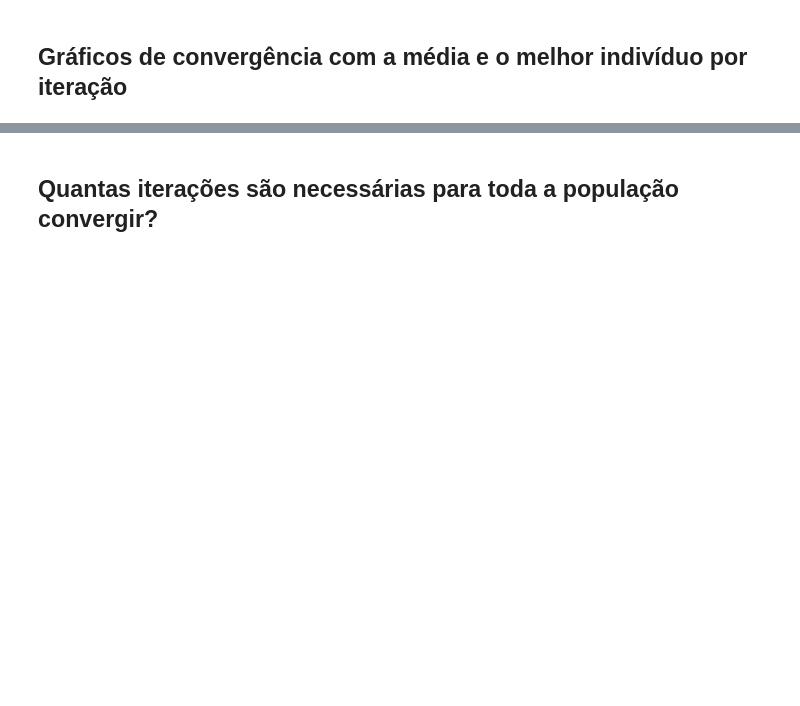
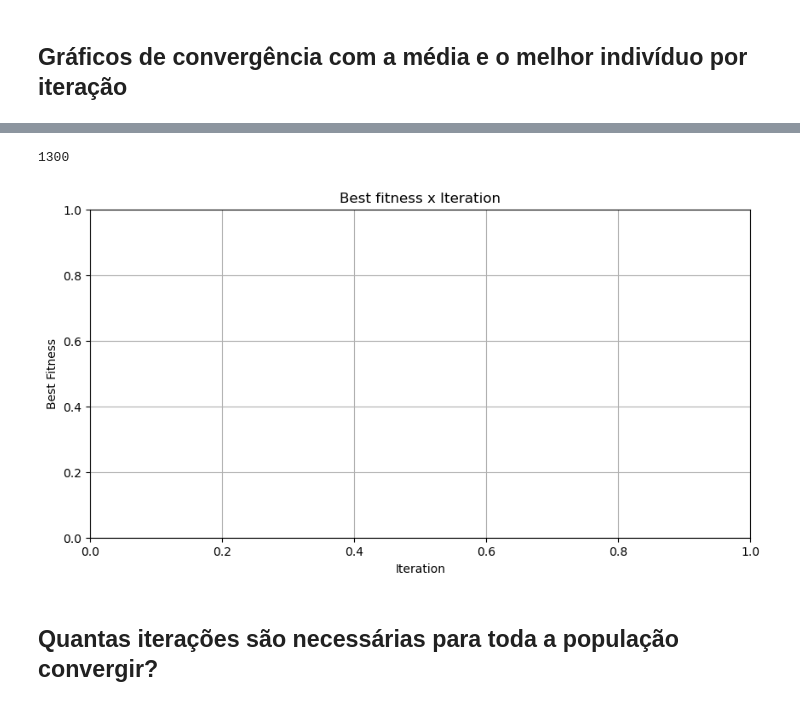
Before and after one commit to eduardaveras/bioinspired, a Jupyter notebook: 8-rainhas/plots_1.ipynb, the cells around one changed output, grey strips where cells are left out. Saved outputs shown, nothing was run; the diff lists cells and outputs as text; code cells hidden in the pictures; blank space fills up the shorter version.

```diff
--- a/8-rainhas/plots_1.ipynb
+++ b/8-rainhas/plots_1.ipynb
@@ -157,3 +168,37 @@ plt.show()
+# %%
+cmap = plt.get_cmap('tab20')
+colors = cmap(np.linspace(0, 1, 30))
+
+plt.figure(figsize=(10, 5))
+plt.title("Best fitness x Iteration")
+plt.xlabel("Iteration")
+plt.ylabel("Best Fitness")
+plt.grid(True)
+
+max_size = max([len(i["best_per_iteration"]) for i in data])
+a = np.full(shape=(max_size), fill_value=28)
+best_ = []
+
+# for i in range(len(data[0]["best_per_iteration"])):
+for d in data:
+   b = d["best_per_iteration"]
+
+   for i in range(b):
+      a = np.insert(a, i, d)
+# best_ = [i + [28] * len(it) for i in data[i]["best_per_iteration"]]
+len(a)
+
+# for i in range(len(data)):
+   # if data[i]["found_solution"]:
+      # best_per_iteration = data[i]["best_per_iteration"][:len(it)]
+      # display(best_per_iteration)
+      # plt.bar(it, best_per_iteration, color=colors[i])
+      # plt.bar()
+
+# plt.show()
+# %% [output]
+1300
+[figure, added]
 # %% [markdown]
 <a id='6'></a>
 ## Quantas iterações são necessárias para toda a população convergir?
```
Also changed, not shown: parts of 7 cells of this notebook, 2 other files.
